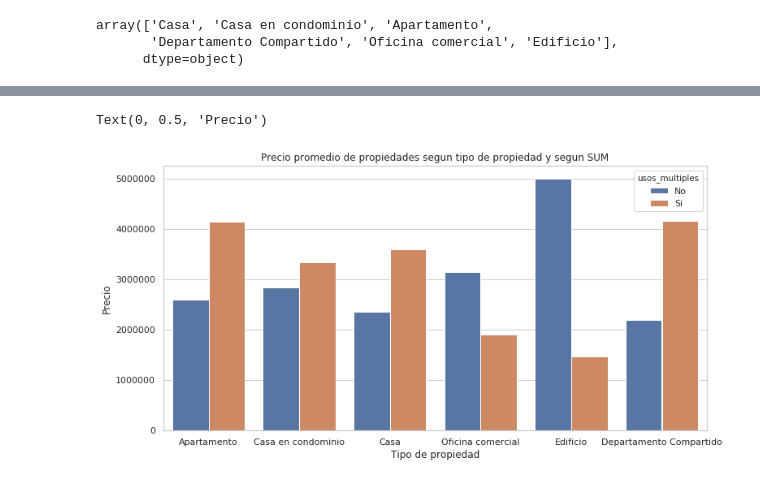
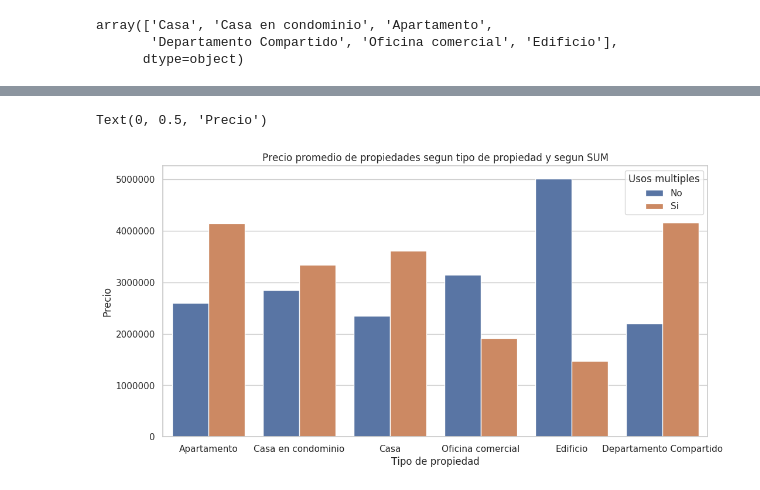
Before and after one commit to diaznicolasandres1/95.58-orga-datos-zonaprop-mexico-12-16, a Jupyter notebook: notebooks/03-exploracion-por-propiedades-provincias.ipynb, the cells around one changed output, grey strips where cells are left out. Saved outputs shown, nothing was run; the diff lists cells and outputs as text; code cells hidden in the pictures.

```diff
--- a/notebooks/03-exploracion-por-propiedades-provincias.ipynb
+++ b/notebooks/03-exploracion-por-propiedades-provincias.ipynb
@@ -737,9 +756,10 @@ See the caveats in the documentation: http://pandas.pydata.org/pandas-docs/stabl
 # %%
 plt.subplots(figsize=(12, 6))
 g = sns.barplot(x="tipo_de_propiedad", y="precio", hue="usos_multiples", data=propiedades_con_sum, ci=None)
+g.legend().set_title("Usos multiples")
 g.set_title("Precio promedio de propiedades segun tipo de propiedad y segun SUM")
 g.set_xlabel("Tipo de propiedad")
 g.set_ylabel("Precio")
 # %% [output]
 Text(0, 0.5, 'Precio')
-[figure, old version]
+[figure, new version]
```
Also changed, not shown: parts of 10 cells of this notebook.
